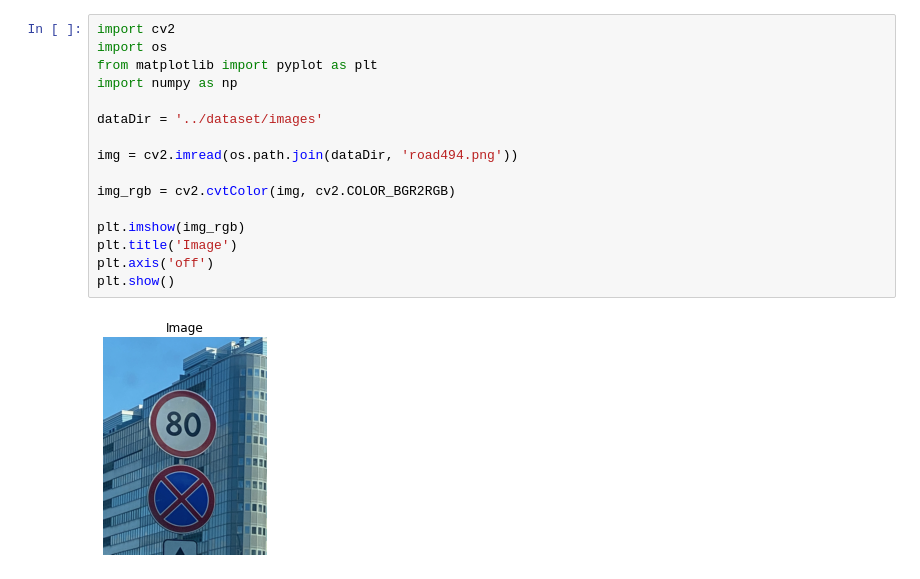
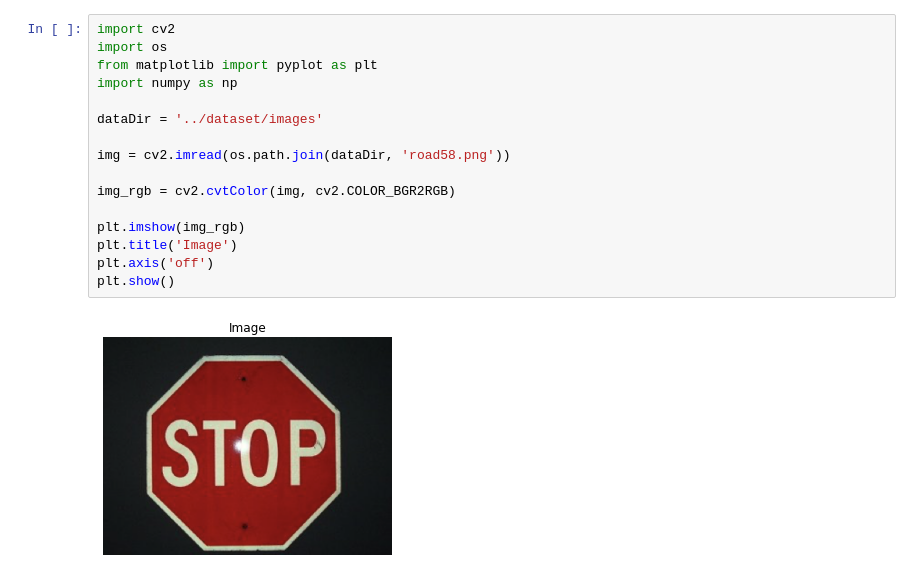
Before and after one commit to tomasfgon/FEUP-VC, a Jupyter notebook: src/main.ipynb, the cells around one changed output. Saved outputs shown, nothing was run; the diff lists cells and outputs as text.

```diff
--- a/src/main.ipynb
+++ b/src/main.ipynb
@@ -1,21 +1,21 @@
 # %%
 import cv2
 import os
 from matplotlib import pyplot as plt
 import numpy as np
 
 dataDir = '../dataset/images'
 
-img = cv2.imread(os.path.join(dataDir, 'road494.png'))
+img = cv2.imread(os.path.join(dataDir, 'road58.png'))
 
 img_rgb = cv2.cvtColor(img, cv2.COLOR_BGR2RGB)
 
 plt.imshow(img_rgb)
 plt.title('Image')
 plt.axis('off')
 plt.show()
 # %% [output]
-[figure, old version]
+[figure, new version]
 # %%
 # Image Pre-processing
 
```
Also changed, not shown: parts of 5 cells of this notebook.
